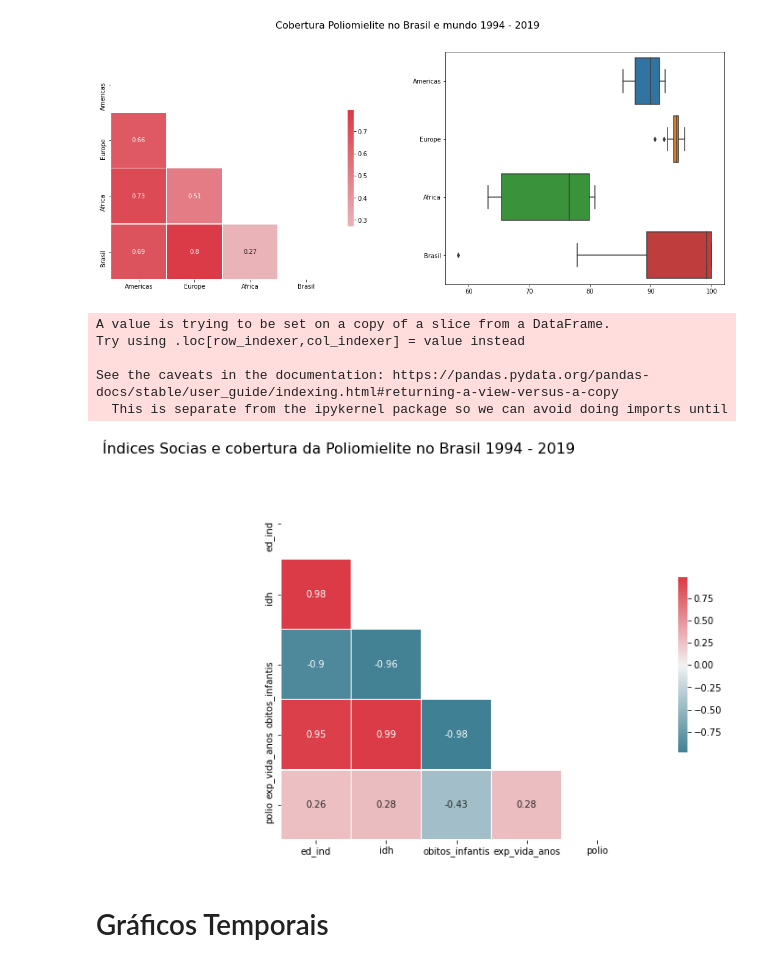
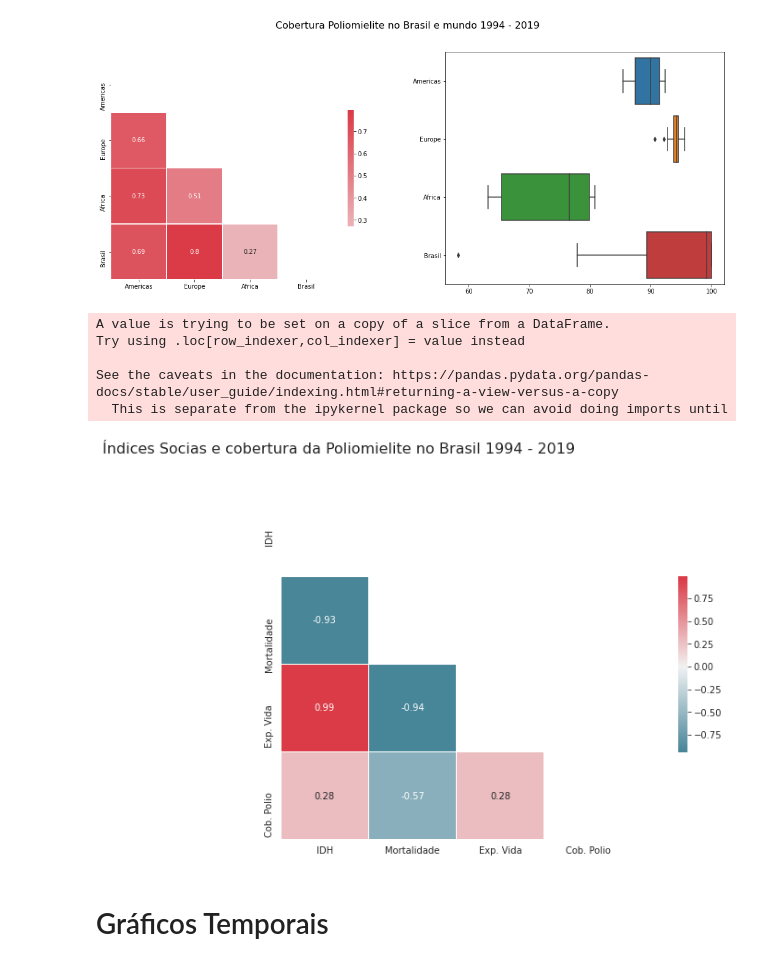
Before and after one commit to JeanKusanagi/E1--Vaccine-immunology, a Jupyter notebook: notebooks/E3_vaccine_immunology.ipynb, the cells around one changed output. Saved outputs shown, nothing was run; the diff lists cells and outputs as text; code cells hidden in the pictures.

```diff
--- a/notebooks/E3_vaccine_immunology.ipynb
+++ b/notebooks/E3_vaccine_immunology.ipynb
@@ -440,3 +476,9 @@ brasil_indices.head()
 | 2 | 1996 | 535 | NaN | NaN | 658 | 75024 | 68.7 | ... |
 | 3 | 1997 | 547 | NaN | NaN | 665 | 71400 | 69.1 | ... |
 | 4 | 1998 | 559 | NaN | NaN | 670 | 71690 | 69.4 | ... |
+# %%
+brasil_indices['Mortalidade'] = brasil_indices['obitos_infantis']/brasil_indices['nascidos_vivos']
+brasil_indices['Média'] = (brasil_indices['polio']+brasil_indices['bcg']+brasil_indices['dtp']+brasil_indices['hepb'])/4.0
+brasil_indices['Média'][brasil_indices['Ano'] >= 2018] = (brasil_indices['polio'][brasil_indices['Ano'] >= 2018]+brasil_indices['bcg'][brasil_indices['Ano'] >= 2018]+brasil_indices['hepb'][brasil_indices['Ano'] >= 2018])/3.0
+brasil_indices['Média'][brasil_indices['Ano'] == 2003] = (brasil_indices['polio'][brasil_indices['Ano'] == 2003]+brasil_indices['bcg'][brasil_indices['Ano'] == 2003]+brasil_indices['hepb'][brasil_indices['Ano'] >= 2003])/3.0
+brasil_indices.head(27)
@@ -599,31 +721,32 @@ plt.savefig('output/Cobertura Poliomielite no Brasil e mundo 1994 - 2019.png', f
 [figure]
 # %%
 # Generate a mask for the upper triangle
-df = brasil_indices[['Ano','ed_ind','idh','obitos_infantis','exp_vida_anos','polio']]
+df = brasil_indices[['Ano','idh','Mortalidade','exp_vida_anos','polio']]
 df['polio'] = df['polio'].where(df['polio'] <= maxVal, maxVal)
+d = {'idh': 'IDH', 'exp_vida_anos': 'Exp. Vida', 'polio':'Cob. Polio'}
+df = df.rename(columns=d)
 corr = df.drop('Ano', axis=1).corr()
 
 mask = np.zeros_like(corr, dtype=np.bool)
 mask[np.triu_indices_from(mask)] = True
 
 # Set up the matplotlib figure
 f, axs = plt.subplots(nrows=1,ncols=1,figsize=(18, 7))
 
 # Generate a custom diverging colormap
 cmap = sns.diverging_palette(220, 10, as_cmap=True)
 
 # Draw the heatmap with the mask and correct aspect ratio
 sns.heatmap(corr, mask=mask, cmap=cmap, center=0,annot=True, square=True, linewidths=.5, cbar_kws={"shrink": .5});
 f.suptitle('Índices Socias e cobertura da Poliomielite no Brasil 1994 - 2019', fontsize=16)
-
 plt.savefig('output/Índices Socias e cobertura da Poliomielite no Brasil 1994 - 2019.png', format='png')
 # %% [output]
 A value is trying to be set on a copy of a slice from a DataFrame.
 Try using .loc[row_indexer,col_indexer] = value instead
 
 See the caveats in the documentation: https://pandas.pydata.org/pandas-docs/stable/user_guide/indexing.html#returning-a-view-versus-a-copy
   This is separate from the ipykernel package so we can avoid doing imports until
-[figure, old version]
+[figure, new version]
 # %% [markdown]
 # Gráficos Temporais
 # %%
```
Also changed, not shown: parts of 59 cells of this notebook.
